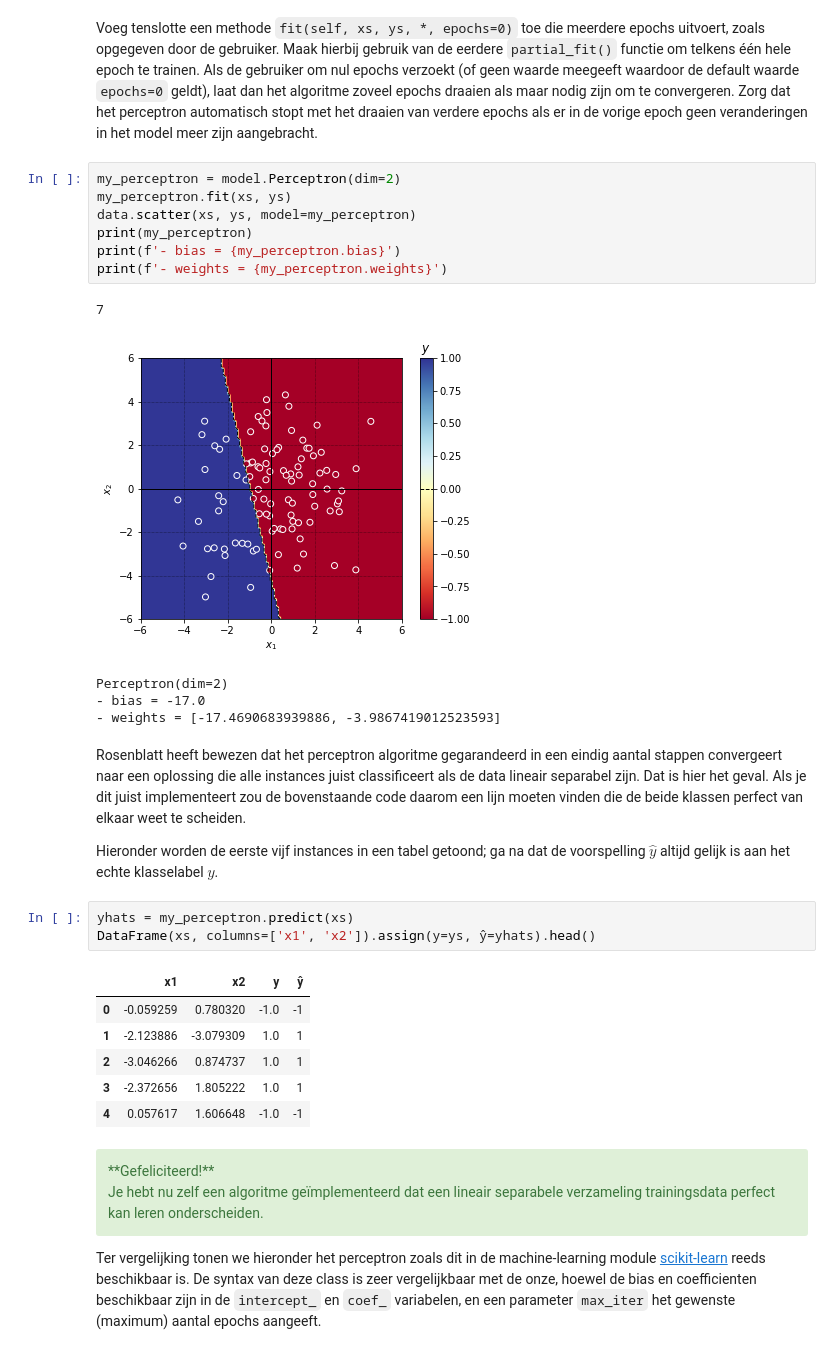
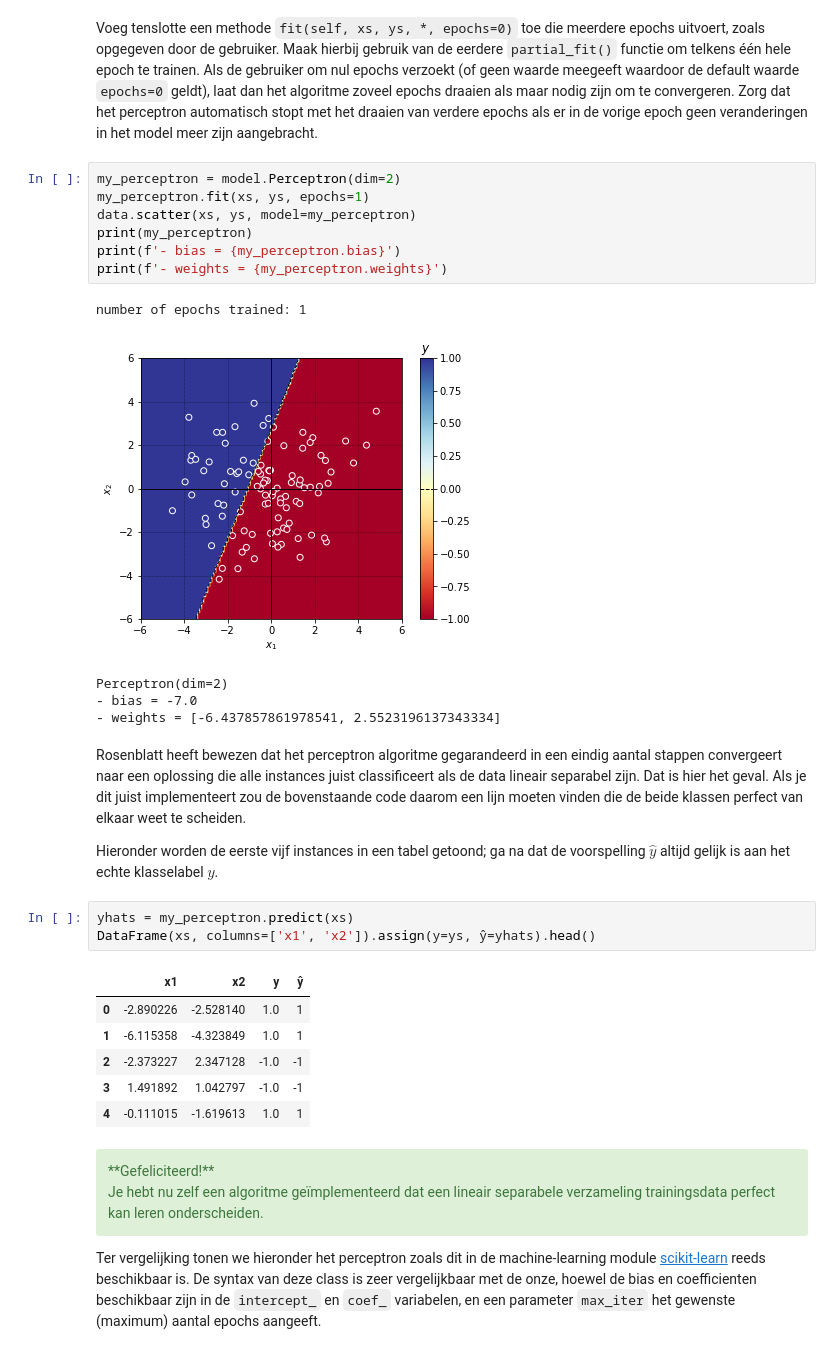
Before and after one commit to TimSwarts/AdvancedDatamining, a Jupyter notebook: H1/Werkcollege_v2021-H1.ipynb, the cells around one changed output. Drawn from its saved outputs; the diff is of its cells as text.

```diff
--- a/H1/Werkcollege_v2021-H1.ipynb
+++ b/H1/Werkcollege_v2021-H1.ipynb
@@ -173,17 +173,17 @@ Perceptron(dim=2)
 Voeg tenslotte een methode `fit(self, xs, ys, *, epochs=0)` toe die meerdere epochs uitvoert, zoals opgegeven door de gebruiker. Maak hierbij gebruik van de eerdere `partial_fit()` functie om telkens één hele epoch te trainen. Als de gebruiker om nul epochs verzoekt (of geen waarde meegeeft waardoor de default waarde `epochs=0` geldt), laat dan het algoritme zoveel epochs draaien als maar nodig zijn om te convergeren. Zorg dat het perceptron automatisch stopt met het draaien van verdere epochs als er in de vorige epoch geen veranderingen in het model meer zijn aangebracht.
 # %%
 my_perceptron = model.Perceptron(dim=2)
-my_perceptron.fit(xs, ys)
+my_perceptron.fit(xs, ys, epochs=1)
 data.scatter(xs, ys, model=my_perceptron)
 print(my_perceptron)
 print(f'- bias = {my_perceptron.bias}')
 print(f'- weights = {my_perceptron.weights}')
 # %% [output]
-7
+number of epochs trained: 1
-[figure, old version]
+[figure, new version]
 Perceptron(dim=2)
-- bias = -17.0
-- weights = [-17.4690683939886, -3.9867419012523593]
+- bias = -7.0
+- weights = [-6.437857861978541, 2.5523196137343334]
 # %% [markdown]
 Rosenblatt heeft bewezen dat het perceptron algoritme gegarandeerd in een eindig aantal stappen convergeert naar een oplossing die alle instances juist classificeert als de data lineair separabel zijn. Dat is hier het geval. Als je dit juist implementeert zou de bovenstaande code daarom een lijn moeten vinden die de beide klassen perfect van elkaar weet te scheiden.
 
@@ -193,11 +193,11 @@ yhats = my_perceptron.predict(xs)
 DataFrame(xs, columns=['x1', 'x2']).assign(y=ys, ŷ=yhats).head()
 # %% [output]
 |  | x1 | x2 | y | ŷ |
-| 0 | -0.059259 | 0.780320 | -1.0 | -1 |
-| 1 | -2.123886 | -3.079309 | 1.0 | 1 |
-| 2 | -3.046266 | 0.874737 | 1.0 | 1 |
-| 3 | -2.372656 | 1.805222 | 1.0 | 1 |
-| 4 | 0.057617 | 1.606648 | -1.0 | -1 |
+| 0 | -2.890226 | -2.528140 | 1.0 | 1 |
+| 1 | -6.115358 | -4.323849 | 1.0 | 1 |
+| 2 | -2.373227 | 2.347128 | -1.0 | -1 |
+| 3 | 1.491892 | 1.042797 | -1.0 | -1 |
+| 4 | -0.111015 | -1.619613 | 1.0 | 1 |
 # %% [markdown]
 <div class="alert alert-success">**Gefeliciteerd!**<br />Je hebt nu zelf een algoritme geïmplementeerd dat een lineair separabele verzameling trainingsdata perfect kan leren onderscheiden.</div>
 
```
Also changed, not shown: parts of 6 cells of this notebook, 3 other files.
